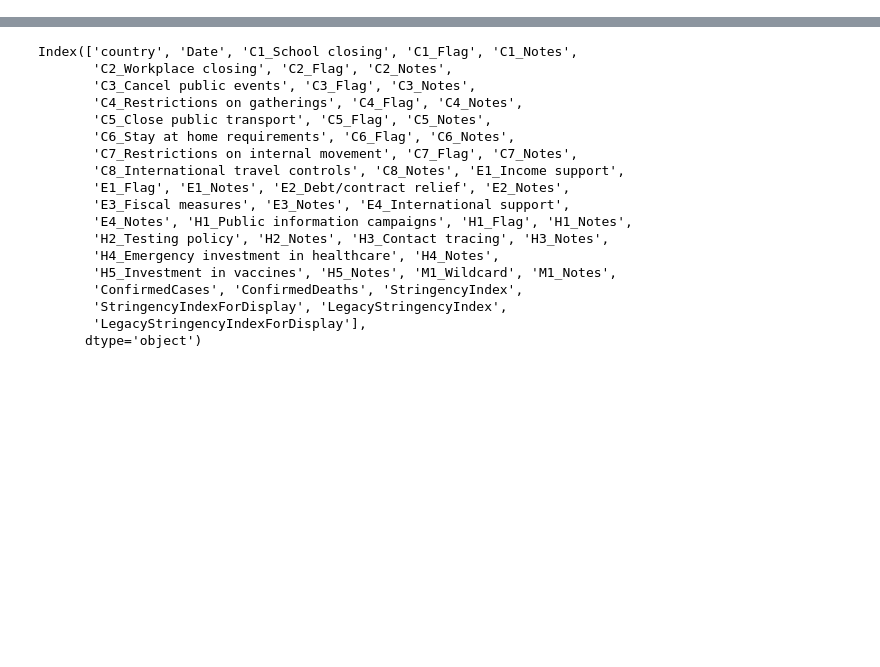
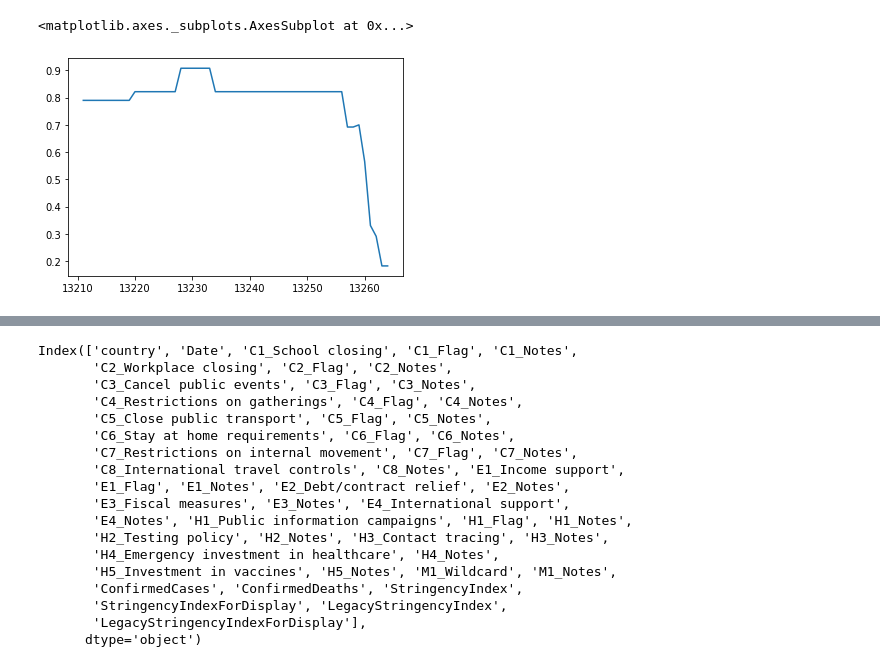
Before and after one commit to silverfield/corona-vis, a Jupyter notebook: nbs/process.ipynb, the cells around one changed output, grey strips where cells are left out. Saved outputs shown, nothing was run; the diff lists cells and outputs as text; code cells hidden in the pictures; blank space fills up the shorter version.

```diff
--- a/nbs/process.ipynb
+++ b/nbs/process.ipynb
@@ -18,0 +26,5 @@ covid_df = procdata.get_covid_df()
+# %%
+final_df[final_df['country'] == 'Slovakia']['stringency'].plot()
+# %% [output]
+<matplotlib.axes._subplots.AxesSubplot at 0x...>
+[figure, added]
```
Also changed, not shown: parts of 12 cells of this notebook, 7 other files.
